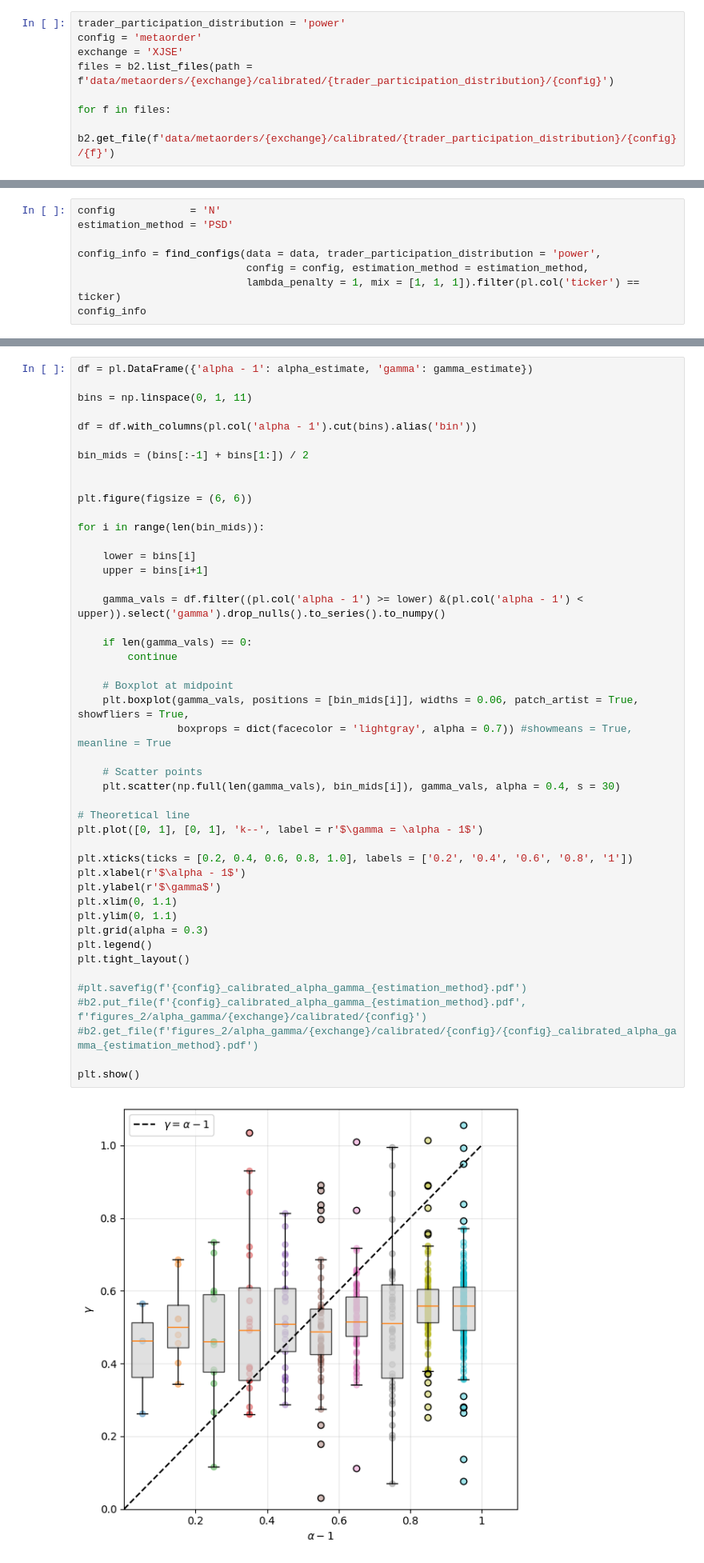
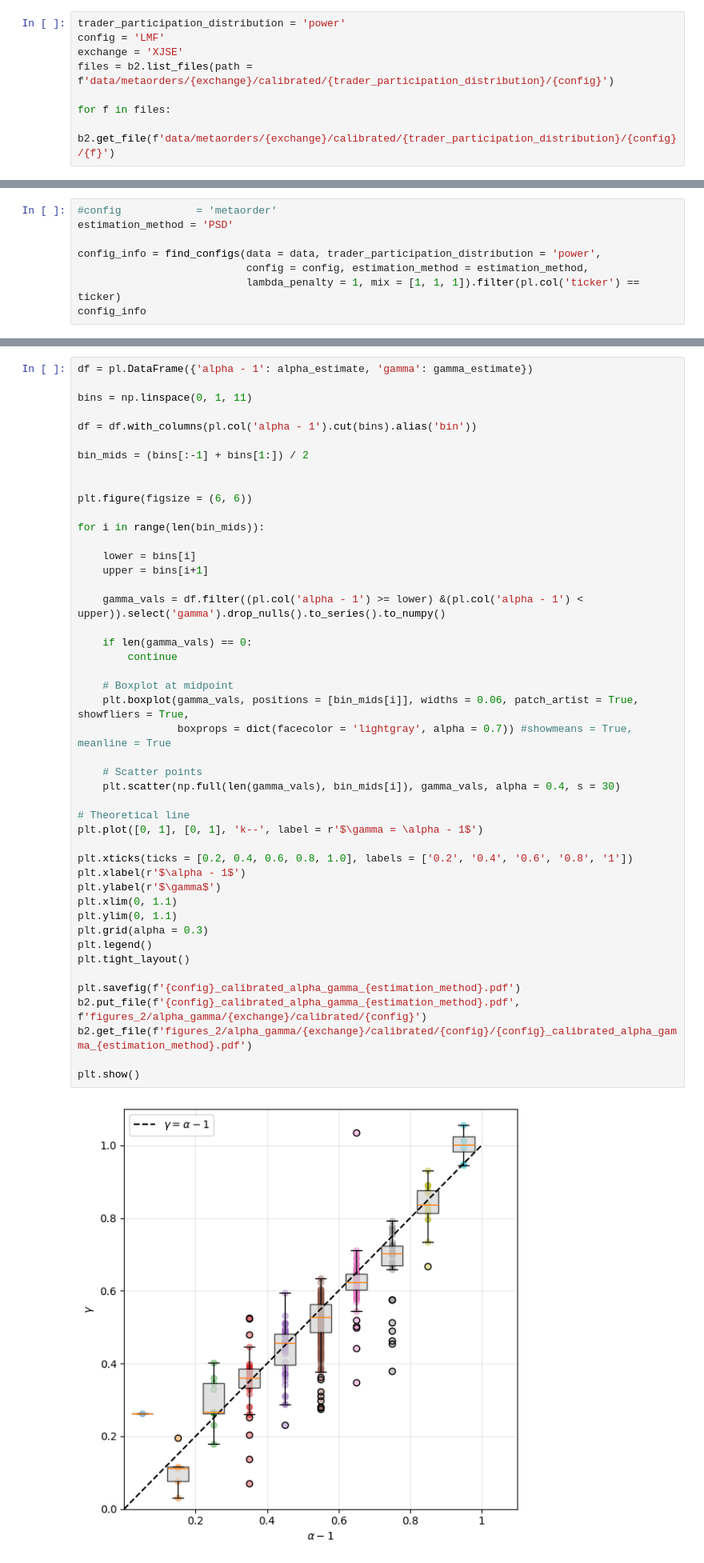
Before and after one commit to EzraGoliath/Metaorder-modelling-and-identification-Msc-thesis-, a Jupyter notebook: Plotting_notebooks/calibration_results_BMLL.ipynb, the cells around one changed output, grey strips where cells are left out. Shown at 80% size. Saved outputs shown, nothing was run; the diff lists cells and outputs as text.

```diff
--- a/Plotting_notebooks/calibration_results_BMLL.ipynb
+++ b/Plotting_notebooks/calibration_results_BMLL.ipynb
@@ -242,7 +240,7 @@ for ticker, stock_data in stocks.items():
                     f'data/metaorders/{exchange}/calibrated/{trader_participation_distribution}/{config}')
 # %%
 trader_participation_distribution = 'power'
-config = 'metaorder'
+config = 'LMF'
 exchange = 'XJSE'
 files = b2.list_files(path = f'data/metaorders/{exchange}/calibrated/{trader_participation_distribution}/{config}')
 
@@ -342,7 +279,7 @@ def load_stock(parquet):
 
 stock = load_stock(f'{ticker}_{exchange}.parquet')
 # %%
-config            = 'N'
+#config            = 'metaorder'
 estimation_method = 'PSD'
 
 config_info = find_configs(data = data, trader_participation_distribution = 'power',
@@ -720,34 +657,34 @@ for i in range(len(bin_mids)):
     lower = bins[i]
     upper = bins[i+1]
 
     gamma_vals = df.filter((pl.col('alpha - 1') >= lower) &(pl.col('alpha - 1') < upper)).select('gamma').drop_nulls().to_series().to_numpy()
 
     if len(gamma_vals) == 0:
         continue
 
     # Boxplot at midpoint
     plt.boxplot(gamma_vals, positions = [bin_mids[i]], widths = 0.06, patch_artist = True, showfliers = True,
                 boxprops = dict(facecolor = 'lightgray', alpha = 0.7)) #showmeans = True, meanline = True
 
     # Scatter points
     plt.scatter(np.full(len(gamma_vals), bin_mids[i]), gamma_vals, alpha = 0.4, s = 30)
 
 # Theoretical line
 plt.plot([0, 1], [0, 1], 'k--', label = r'$\gamma = \alpha - 1$')
 
 plt.xticks(ticks = [0.2, 0.4, 0.6, 0.8, 1.0], labels = ['0.2', '0.4', '0.6', '0.8', '1'])
 plt.xlabel(r'$\alpha - 1$')
 plt.ylabel(r'$\gamma$')
 plt.xlim(0, 1.1)
 plt.ylim(0, 1.1)
 plt.grid(alpha = 0.3)
 plt.legend()
 plt.tight_layout()
 
-#plt.savefig(f'{config}_calibrated_alpha_gamma_{estimation_method}.pdf')
-#b2.put_file(f'{config}_calibrated_alpha_gamma_{estimation_method}.pdf', f'figures_2/alpha_gamma/{exchange}/calibrated/{config}')
-#b2.get_file(f'figures_2/alpha_gamma/{exchange}/calibrated/{config}/{config}_calibrated_alpha_gamma_{estimation_method}.pdf')
+plt.savefig(f'{config}_calibrated_alpha_gamma_{estimation_method}.pdf')
+b2.put_file(f'{config}_calibrated_alpha_gamma_{estimation_method}.pdf', f'figures_2/alpha_gamma/{exchange}/calibrated/{config}')
+b2.get_file(f'figures_2/alpha_gamma/{exchange}/calibrated/{config}/{config}_calibrated_alpha_gamma_{estimation_method}.pdf')
 
 plt.show()
 # %% [output]
-[figure, old version]
+[figure, new version]
```
Also changed, not shown: parts of 18 cells of this notebook.
